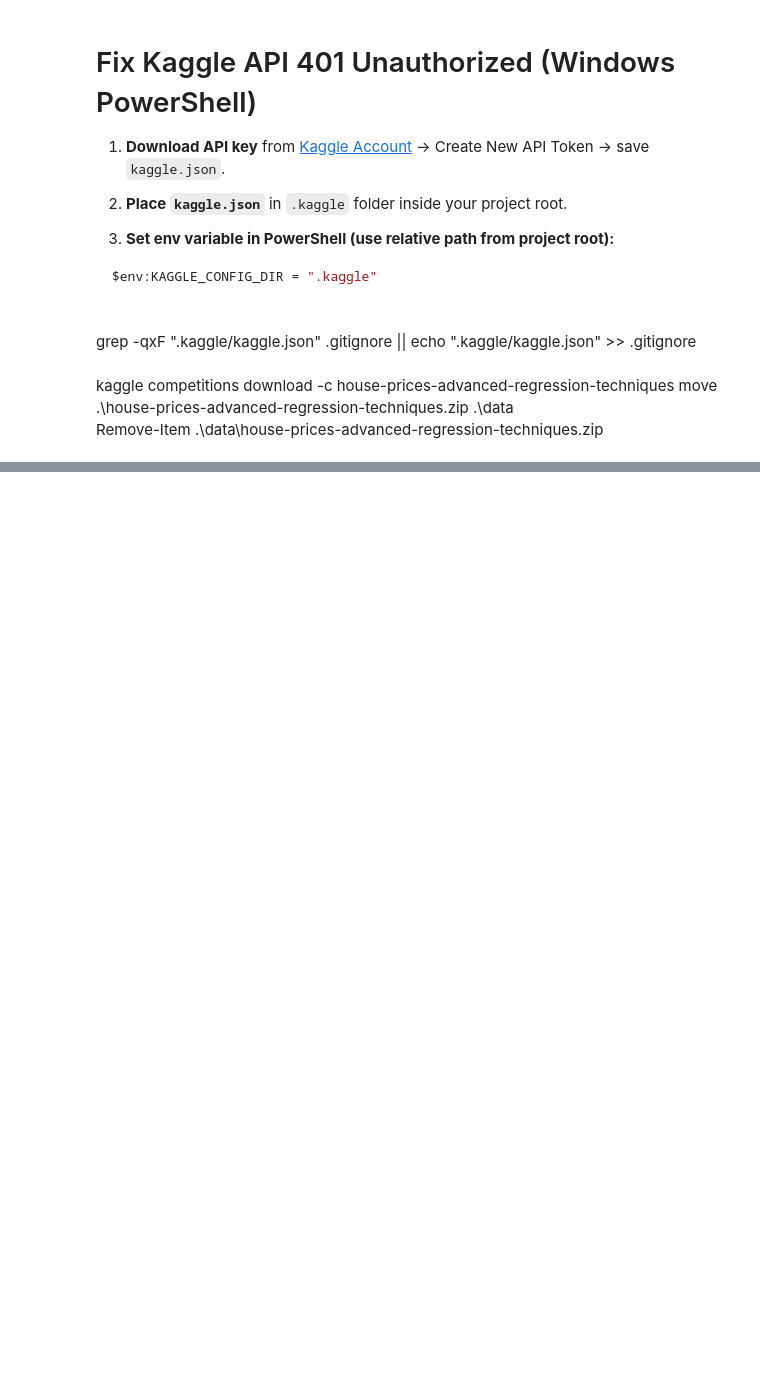
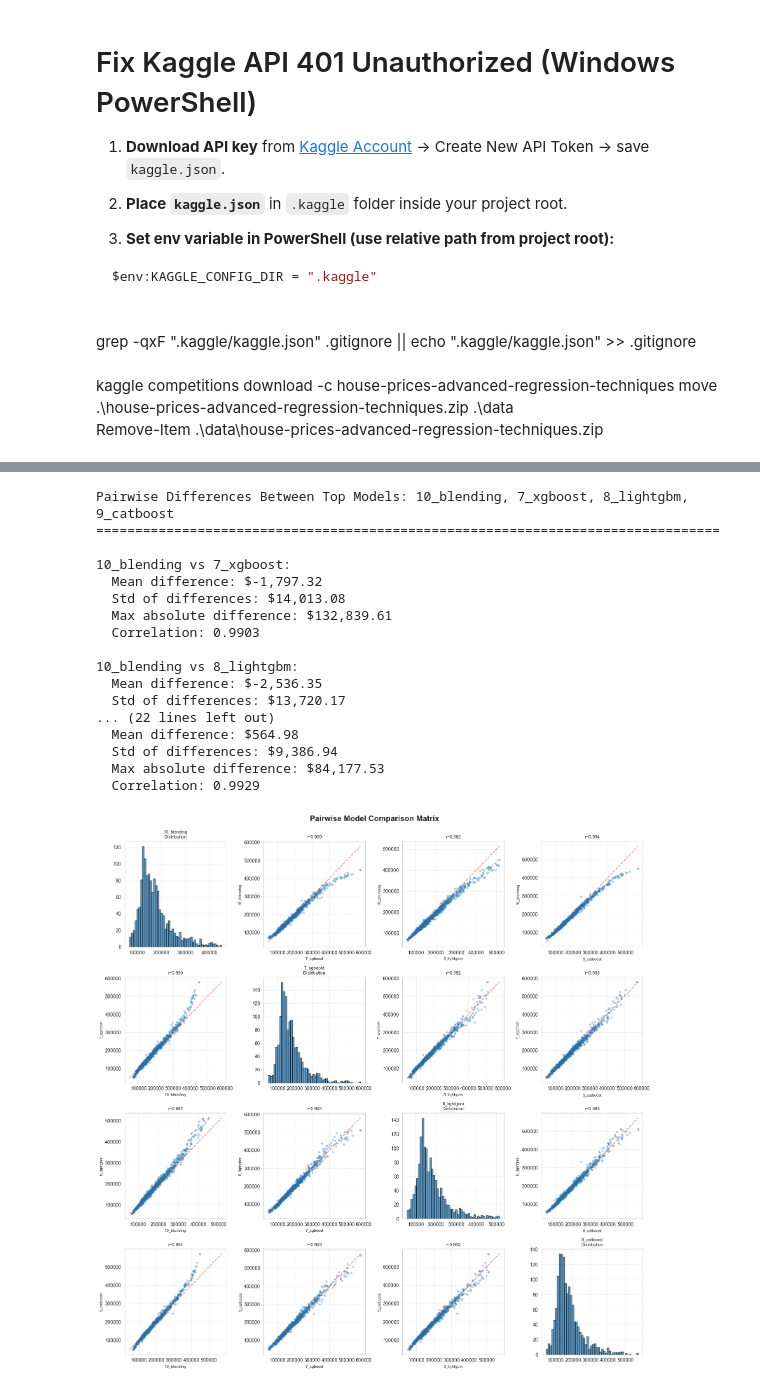
Before and after one commit to FranckNgN/kaggle-house-prices, a Jupyter notebook: notebooks/Journal.ipynb, the cells around one changed output, grey strips where cells are left out. Saved outputs shown, nothing was run; the diff lists cells and outputs as text; code cells hidden in the pictures; blank space fills up the shorter version.

```diff
--- a/notebooks/Journal.ipynb
+++ b/notebooks/Journal.ipynb
@@ -57,0 +280,62 @@ foreach ($file in $files) {
+# %%
+# Pairwise differences between top models
+top_models = [m for m in valid_models if any(x in m.lower() for x in ['xgboost', 'lightgbm', 'catboost', 'blending', 'stacking'])]
+
+if len(top_models) >= 2:
+    print(f"\nPairwise Differences Between Top Models: {', '.join(top_models)}")
+    print("="*80)
+
+    for i, model1 in enumerate(top_models):
+        for model2 in top_models[i+1:]:
+            diff = df_valid[model1] - df_valid[model2]
+            print(f"\n{model1} vs {model2}:")
+            print(f"  Mean difference: ${diff.mean():,.2f}")
+            print(f"  Std of differences: ${diff.std():,.2f}")
+            print(f"  Max absolute difference: ${diff.abs().max():,.2f}")
+            print(f"  Correlation: {df_valid[model1].corr(df_valid[model2]):.4f}")
+
+    # Visualize pairwise comparisons
+    if len(top_models) <= 5:  # Only if manageable number
+        fig, axes = plt.subplots(len(top_models), len(top_models), figsize=(16, 16))
+        for i, model1 in enumerate(top_models):
+            for j, model2 in enumerate(top_models):
+                ax = axes[i, j]
+                if i == j:
+                    # Diagonal: show distribution
+                    ax.hist(df_valid[model1], bins=50, alpha=0.7, edgecolor='black')
+                    ax.set_title(f"{model1}\nDistribution", fontsize=9)
+                else:
+                    # Off-diagonal: scatter plot
+                    ax.scatter(df_valid[model2], df_valid[model1], alpha=0.3, s=10)
+                    # Add diagonal line
+                    min_val = min(df_valid[model1].min(), df_valid[model2].min())
+                    max_val = max(df_valid[model1].max(), df_valid[model2].max())
+                    ax.plot([min_val, max_val], [min_val, max_val], 'r--', alpha=0.5)
+                    ax.set_xlabel(model2, fontsize=8)
+                    ax.set_ylabel(model1, fontsize=8)
+                    corr = df_valid[model1].corr(df_valid[model2])
+                    ax.set_title(f"r={corr:.3f}", fontsize=9)
+                ax.grid(True, alpha=0.3)
+
+        plt.suptitle("Pairwise Model Comparison Matrix", fontsize=16, fontweight='bold', y=0.995)
+        plt.tight_layout()
+        plt.show()
+# %% [output]
+Pairwise Differences Between Top Models: 10_blending, 7_xgboost, 8_lightgbm, 9_catboost
+================================================================================
+
+10_blending vs 7_xgboost:
+  Mean difference: $-1,797.32
+  Std of differences: $14,013.08
+  Max absolute difference: $132,839.61
+  Correlation: 0.9903
+
+10_blending vs 8_lightgbm:
+  Mean difference: $-2,536.35
+  Std of differences: $13,720.17
+... (22 lines left out)
+  Mean difference: $564.98
+  Std of differences: $9,386.94
+  Max absolute difference: $84,177.53
+  Correlation: 0.9929
+[figure, added]
```
Also changed, not shown: parts of 8 cells of this notebook.
